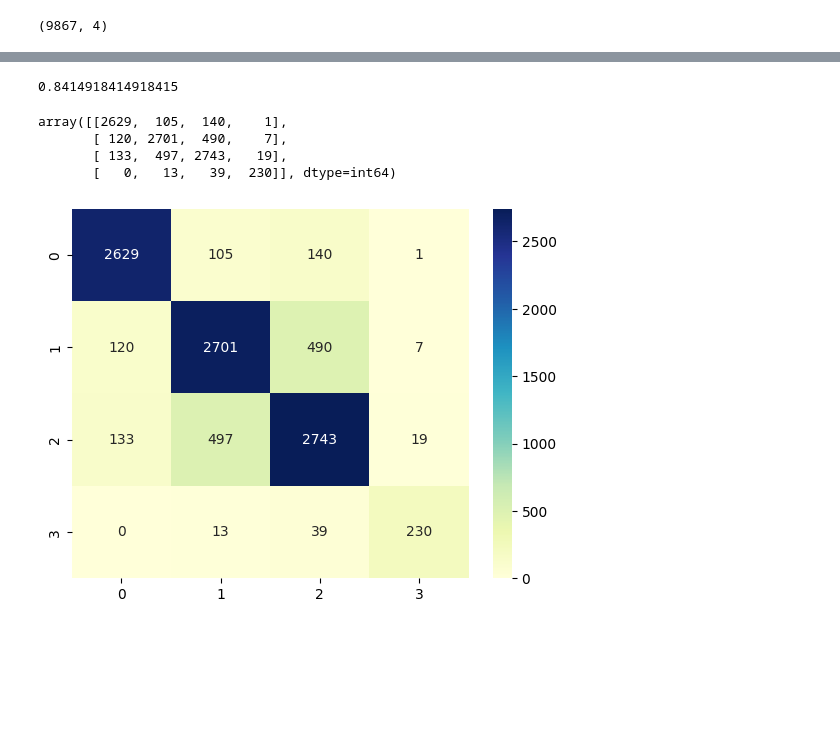
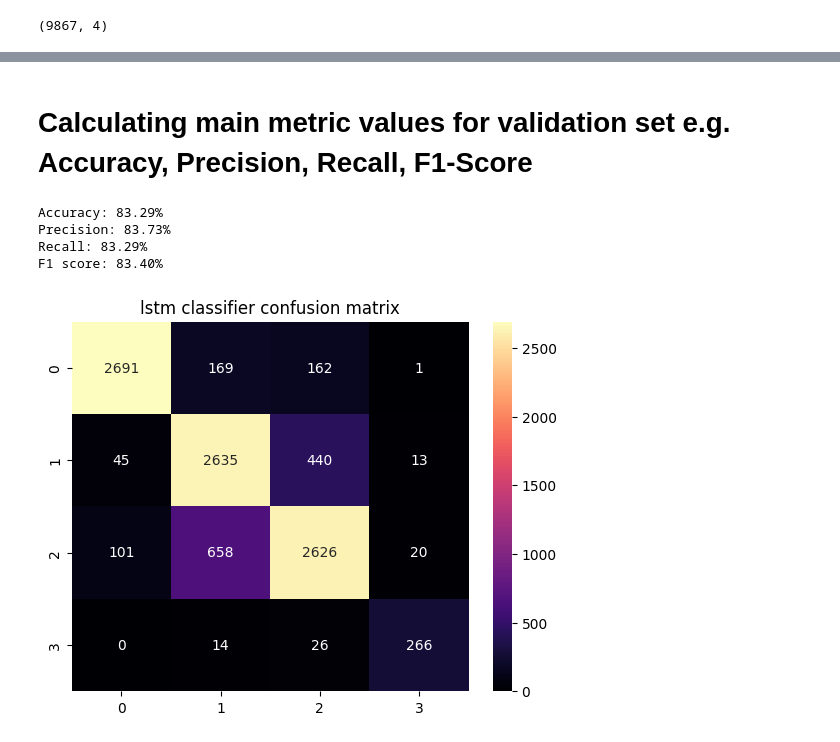
Before and after one commit to 08Aristodemus24/hate-speech-classifier, a Jupyter notebook: hate_speech_classifier.ipynb, the cells around one changed output, grey strips where cells are left out. Saved outputs shown, nothing was run; the diff lists cells and outputs as text; code cells hidden in the pictures; blank space fills up the shorter version.

```diff
--- a/hate_speech_classifier.ipynb
+++ b/hate_speech_classifier.ipynb
@@ -361,0 +360,3 @@ Y_pred = lstm_model.predict(val_seqs)
+# %%
+# predict probabilities for validation set
+Y_pred_oh = lstm_model.predict(val_seqs)
@@ -390,19 +369,31 @@ conf_matrix = confusion_matrix(Y, A, labels=[0, 1, 2, 3])
-# %%
-acc
-# %% [output]
-0.8414918414918415
-# %%
-conf_matrix
-# %% [output]
-array([[2629,  105,  140,    1],
-       [ 120, 2701,  490,    7],
-       [ 133,  497, 2743,   19],
-       [   0,   13,   39,  230]], dtype=int64)
-# %%
-import matplotlib.pyplot as plt
-import seaborn as sb
-
-sb.heatmap(conf_matrix, cmap="YlGnBu", annot=True, fmt='g')
-plt.show()
-# %% [output]
-[figure, removed]
+# %% [markdown]
+# Calculating main metric values for validation set e.g. Accuracy, Precision, Recall, F1-Score
+# %%
+# convert one hot encoded predictions to single values
+Y_pred = Y_pred_oh.argmax(axis=1)
+val_labels = val_labels.argmax(axis=1)
+
+# accuracy: (tp + tn) / (p + n)
+accuracy = accuracy_score(val_labels, Y_pred)
+print('Accuracy: {:.2%}'.format(accuracy))
+
+# precision tp / (tp + fp)
+precision = precision_score(val_labels, Y_pred, labels=np.unique(val_labels), average='weighted')
+print('Precision: {:.2%}'.format(precision))
+
+# recall: tp / (tp + fn)
+recall = recall_score(val_labels, Y_pred, labels=np.unique(val_labels),average='weighted')
+print('Recall: {:.2%}'.format(recall))
+
+# f1: 2 tp / (2 tp + fp + fn)
+f1 = f1_score(val_labels, Y_pred, labels=np.unique(val_labels),average='weighted')
+print('F1 score: {:.2%}'.format(f1))
+
+conf_matrix = confusion_matrix(val_labels, Y_pred, labels=np.unique(val_labels))
+multi_class_heatmap(conf_matrix, 'lstm classifier confusion matrix', cmap='magma')
+# %% [output]
+Accuracy: 83.29%
+Precision: 83.73%
+Recall: 83.29%
+F1 score: 83.40%
+[figure, added]
```
Also changed, not shown: parts of 24 cells of this notebook, 7 other files.
